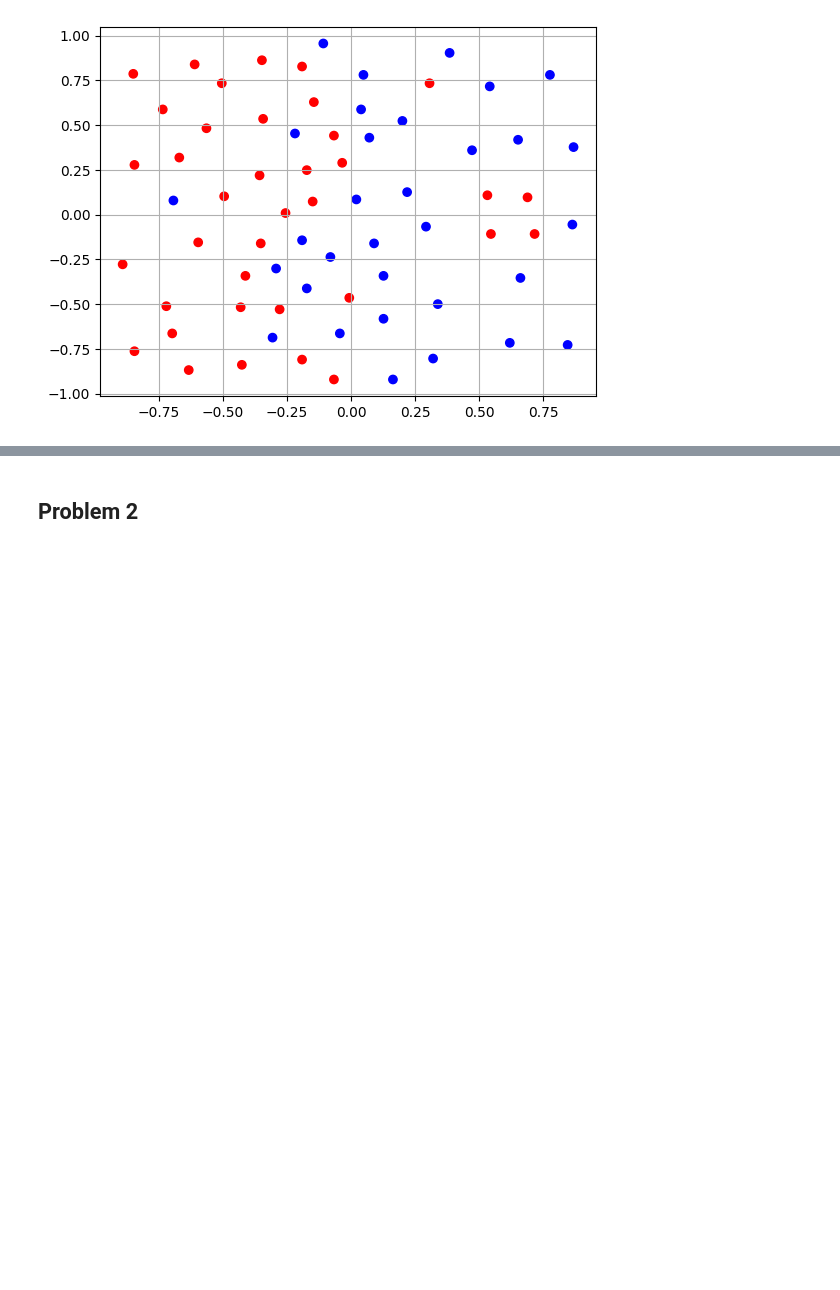
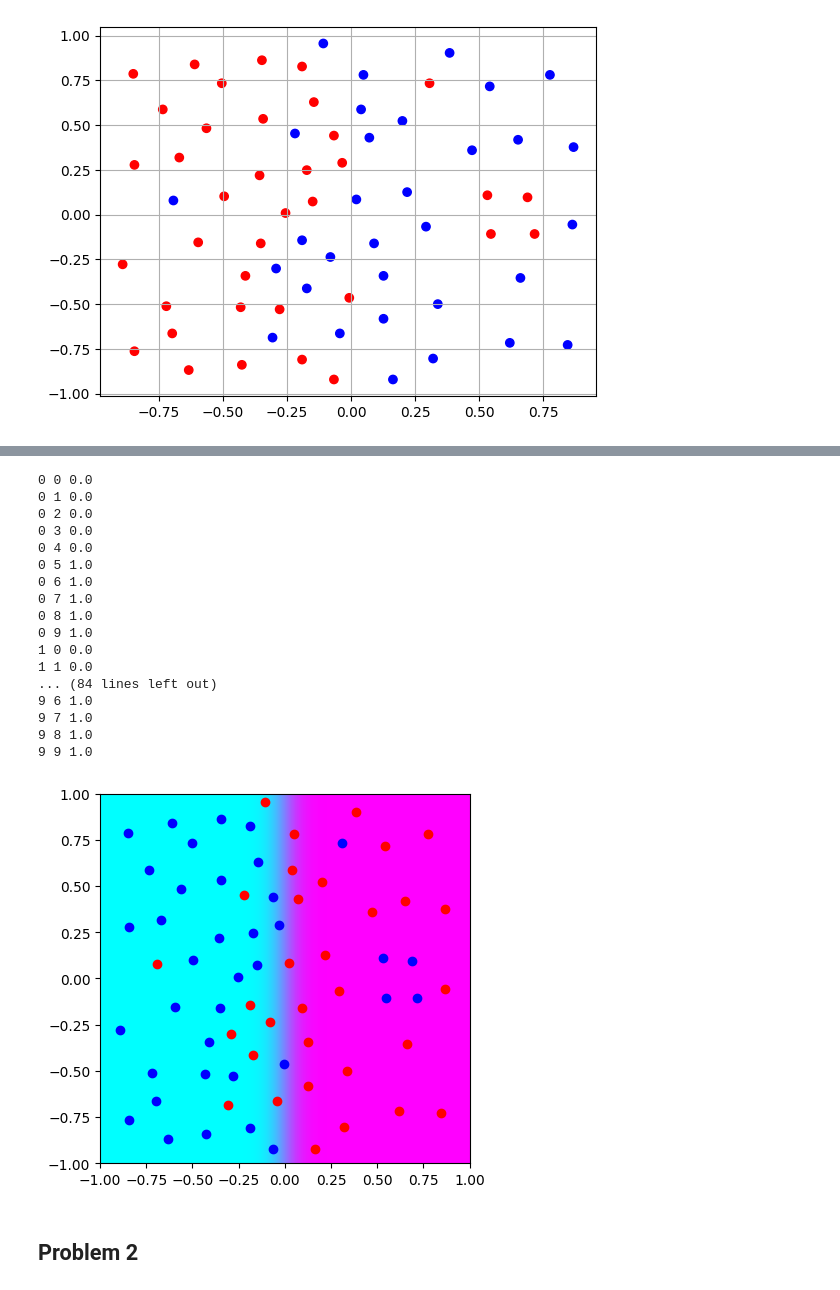
Before and after one commit to slevy14/COMP347HWS, a Jupyter notebook: ML_Homework_2.ipynb, the cells around one changed output, grey strips where cells are left out. Cells and saved outputs as stored; diff of their text form; code cells hidden in the pictures; blank space fills up the shorter version.

Commit message:
fixed heatmap code
no idea if that actually fixes it per se, but something seems to be working. ill clean up the code later -sammy

```diff
--- a/ML_Homework_2.ipynb
+++ b/ML_Homework_2.ipynb
@@ -175,3 +188,62 @@ main()
+# %%
+### HEATMAP
+def heatmap_plot(x_train, y_train, tau, res):
+    # Setup plotting grid
+    xx, yy = np.meshgrid(np.linspace(-1, 1, res), np.linspace(-1, 1, res))
+    # Make predictions
+    x = np.zeros(2)
+    pred = np.zeros((res, res))
+    # predicted_values = []
+    for i in range(res):
+        for j in range(res):
+            # print(i, j)
+            x[0] = xx[i, j]
+            x[1] = yy[i, j]
+            # Perform regression with x_q= ([x[0],x[1]])
+            x_q = [x[0],x[1]]
+            theta = RegressionAtHome(X_train, Y_train, x_q, tau)
+            if h(theta, x_q) > 0.5:
+                pred[i][j] = 1
+            else:
+                pred[i][j] = 0
+            print(i, j, pred[i][j])
+            # pred = RegressionAtHome(x_train, y_train, x_q, tau)
+            #Once you have theta from regression, evaluate h_theta(x_q) (Depends on your code, this step may not be necessary)
+    # Scatter plot data points
+    for i in range(0,y_train.size):
+        if y_train[i]==0:
+            plt.scatter(x_train[i,0],x_train[i,1],c='b')
+        if y_train[i]==1:
+            plt.scatter(x_train[i,0],x_train[i,1],c='r')
+    # Plot heat map (np.expand_dims accounts for the dimension error of pred when imshow is called, moves from 1D to 2D - Eliza)
+    # pred = np.expand_dims(pred, axis=0)
+    plt.imshow(pred, cmap='cool',interpolation='gaussian',extent=[-1,1,-1,1])
+      # interpolation is just different kinds of blurry on the map
+    plt.show()
+
+# res = 10, 3min45sec
+resolution = 10
+tau = 0.5
+heatmap_plot(X_train, Y_train, tau, resolution)
+# %% [output]
+0 0 0.0
+0 1 0.0
+0 2 0.0
+0 3 0.0
+0 4 0.0
+0 5 1.0
+0 6 1.0
+0 7 1.0
+0 8 1.0
+0 9 1.0
+1 0 0.0
+1 1 0.0
+... (84 lines left out)
+9 6 1.0
+9 7 1.0
+9 8 1.0
+9 9 1.0
+[figure, added]
 # %% [markdown]
 ## Problem 2
 # %% [markdown]
```
Also changed, not shown: parts of 2 cells of this notebook.
